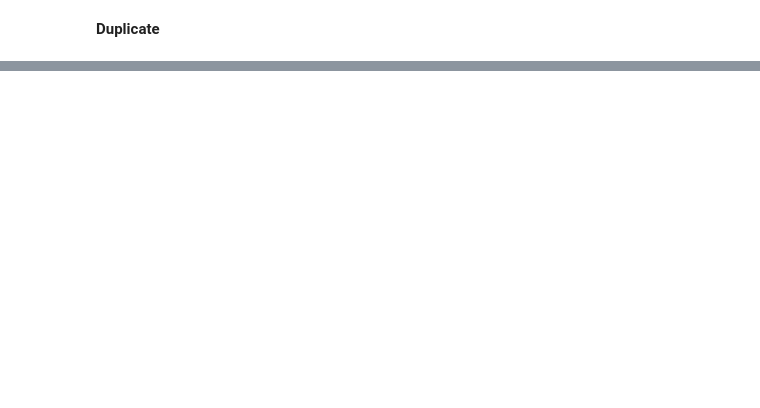
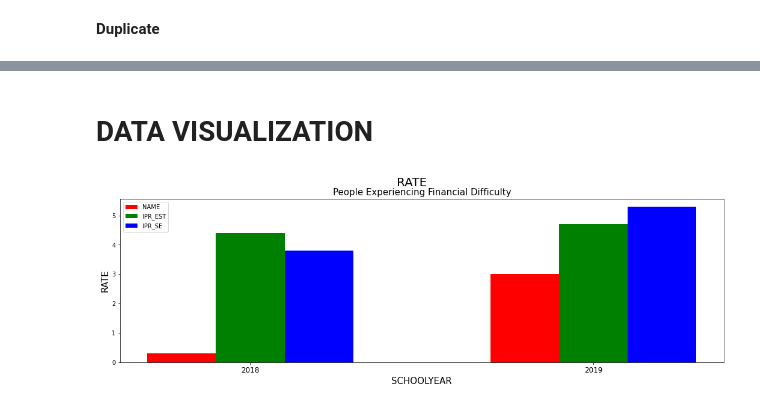
Before and after one commit to angellcv/BAT-404-Project, a Jupyter notebook: impact_of_poverty_in_academic_performance_of_students_in_the_philippines.ipynb, the cells around one changed output, grey strips where cells are left out. Drawn from its saved outputs; the diff is of its cells as text; code cells hidden in the pictures; blank space fills up the shorter version.

```diff
--- a/impact_of_poverty_in_academic_performance_of_students_in_the_philippines.ipynb
+++ b/impact_of_poverty_in_academic_performance_of_students_in_the_philippines.ipynb
@@ -83,3 +87,35 @@ SCHOOLYEAR    0
 LAT           0
 LON           0
 dtype: int64
+# %% [markdown]
+# **DATA VISUALIZATION**
+# %%
+#changing the size of visualization
+pd1 = plt.figure()
+pd1.set_figwidth(18)
+pd1.set_figheight(5)
+
+#plot 1
+N = 2
+ind = py.arange(N)
+width = 0.20
+plt.subplot(1,1,1)
+
+xvals = [0.3,3]
+bar1 = plt.bar(ind, xvals, width, color = 'red')
+
+yvals = [ 4.4,4.7]
+bar2 = plt.bar(ind+width, yvals, width, color='green')
+
+zvals = [3.8, 5.3]
+bar3 = plt.bar(ind+width*2, zvals, width, color = 'blue')
+
+plt.ylabel("RATE", fontsize = 15)
+plt.xlabel('SCHOOLYEAR', fontsize = 15)
+plt.title("People Experiencing Financial Difficulty", fontsize = 15)
+plt.legend((bar1, bar2, bar3), ('NAME', 'IPR_EST', 'IPR_SE'))
+plt.xticks(ind+width,['2018',  '2019'], fontsize = 12)
+plt.suptitle ("RATE", fontsize = 20)
+plt.show()
+# %% [output]
+[figure, added]
```
Also changed, not shown: parts of 11 cells of this notebook.
